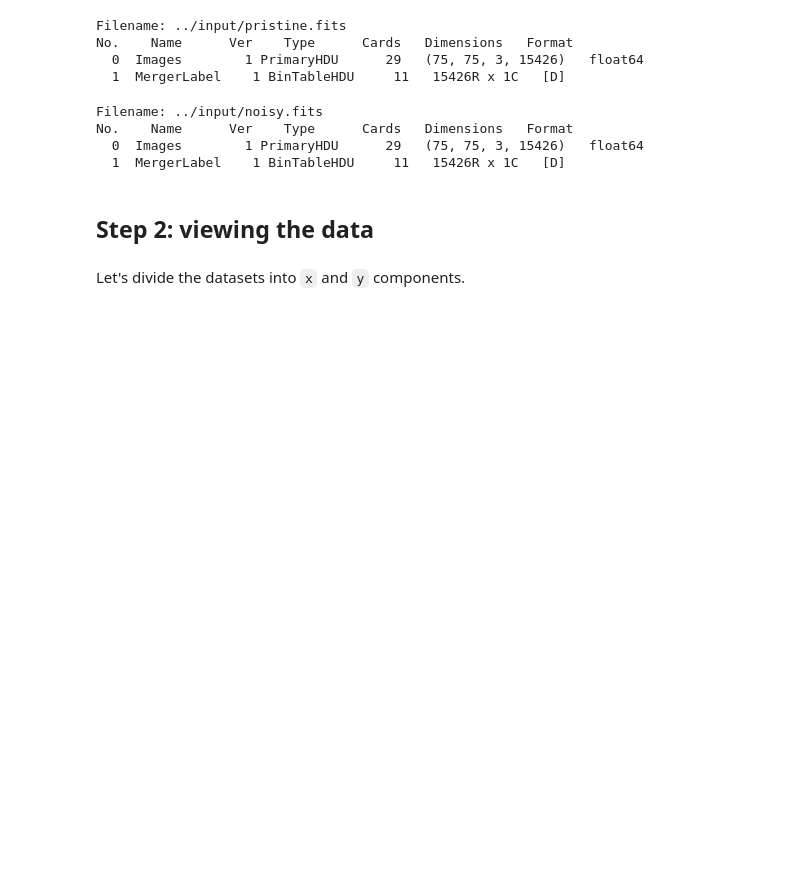
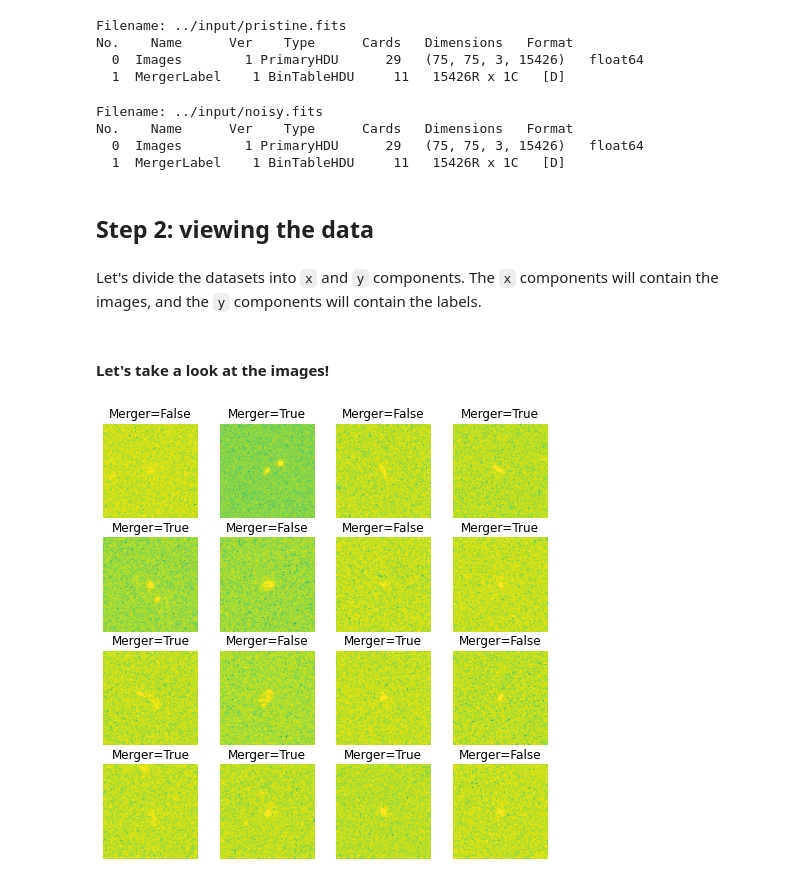
Before and after one commit to emadonev/galaxy_merger, a Jupyter notebook: nbs/02_Simulated_data.ipynb, the cells around one changed output. Cells and saved outputs as stored; diff of their text form; code cells hidden in the pictures; blank space fills up the shorter version.

```diff
--- a/nbs/02_Simulated_data.ipynb
+++ b/nbs/02_Simulated_data.ipynb
@@ -71,4 +72,4 @@ No.    Name      Ver    Type      Cards   Dimensions   Format
 # %% [markdown]
 ## Step 2: viewing the data
 # %% [markdown]
-Let's divide the datasets into `x` and `y` components.
+Let's divide the datasets into `x` and `y` components. The `x` components will contain the images, and the `y` components will contain the labels.
@@ -74,0 +82,24 @@ Let's divide the datasets into `x` and `y` components.
+# %% [markdown]
+#### Let's take a look at the images!
+# %%
+# select 16 random image indices:
+example_ids = np.random.choice(hdu_noisy[1].data.shape[0], 16)
+# pull the F160W image (index=1) from the simulated dataset for these selections
+examples = [hdu_noisy[0].data[j, 1, :, :] for j in example_ids]
+
+# initialize your figure
+fig = plt.figure(figsize=(8, 8))
+
+# loop through the randomly selected images and plot with labels
+for i, image in enumerate(examples):
+    ax = fig.add_subplot(4, 4, i+1)
+    norm = simple_norm(image, 'log', max_percent=99.75)
+
+    ax.imshow(image, aspect='equal', cmap='viridis', norm=norm)
+    ax.set_title('Merger='+str(bool(hdu_noisy[1].data[example_ids[i]][0])))
+
+    ax.axis('off')
+
+plt.show()
+# %% [output]
+[figure, added]
```
Also changed, not shown: parts of 17 cells of this notebook.
